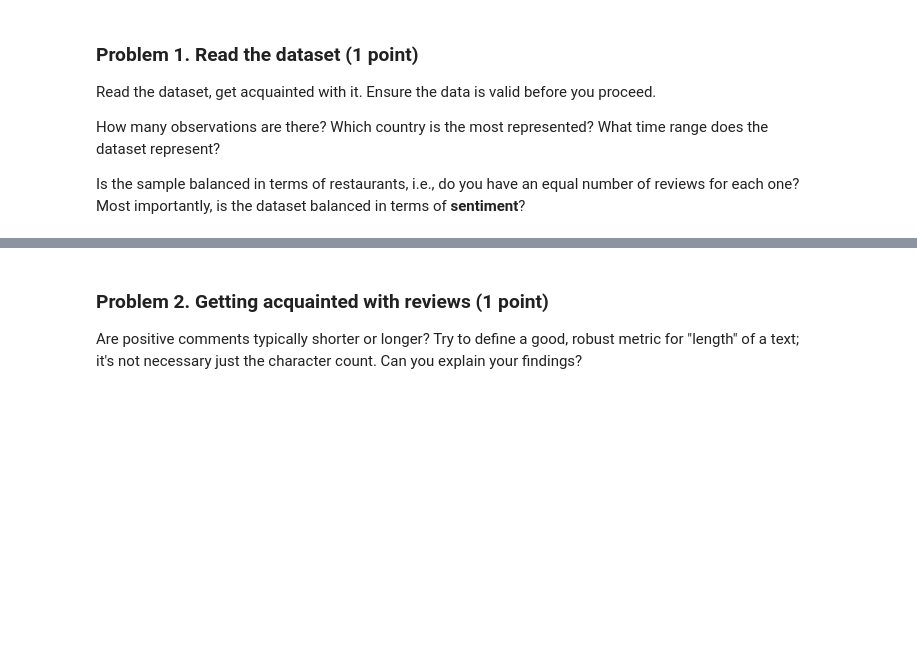
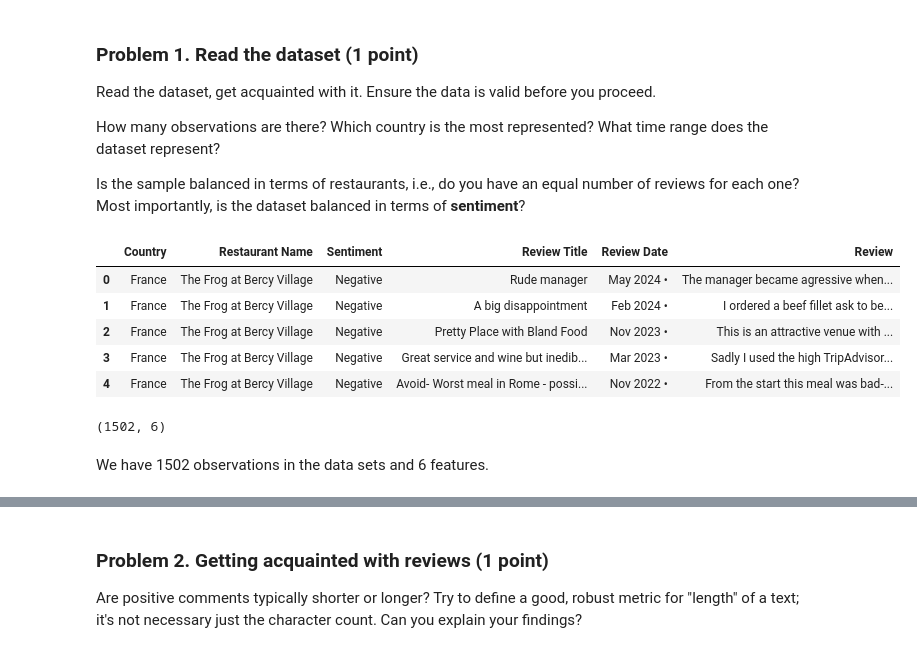
Before and after one commit to i11g/Working-with-Text, a Jupyter notebook: Working with Text Lab.ipynb, the cells around one changed output, grey strips where cells are left out. Cells and saved outputs as stored; diff of their text form; code cells hidden in the pictures; blank space fills up the shorter version.

```diff
--- a/Working with Text Lab.ipynb
+++ b/Working with Text Lab.ipynb
@@ -21,0 +23,15 @@ Is the sample balanced in terms of restaurants, i.e., do you have an equal numbe
+# %%
+review_df.head(5)
+# %% [output]
+|  | Country | Restaurant Name | Sentiment | Review Title | Review Date | Review |
+| 0 | France | The Frog at Bercy Village | Negative | Rude manager | May 2024 • | The manager became agressive when... |
+| 1 | France | The Frog at Bercy Village | Negative | A big disappointment | Feb 2024 • | I ordered a beef fillet ask to be... |
+| 2 | France | The Frog at Bercy Village | Negative | Pretty Place with Bland Food | Nov 2023 • | This is an attractive venue with ... |
+| 3 | France | The Frog at Bercy Village | Negative | Great service and wine but inedib... | Mar 2023 • | Sadly I used the high TripAdvisor... |
+| 4 | France | The Frog at Bercy Village | Negative | Avoid- Worst meal in Rome - possi... | Nov 2022 • | From the start this meal was bad-... |
+# %%
+review_df.shape
+# %% [output]
+(1502, 6)
+# %% [markdown]
+We have 1502 observations in the data sets and 6 features.
```
Also changed, not shown: parts of 28 cells of this notebook, 1 other file.
